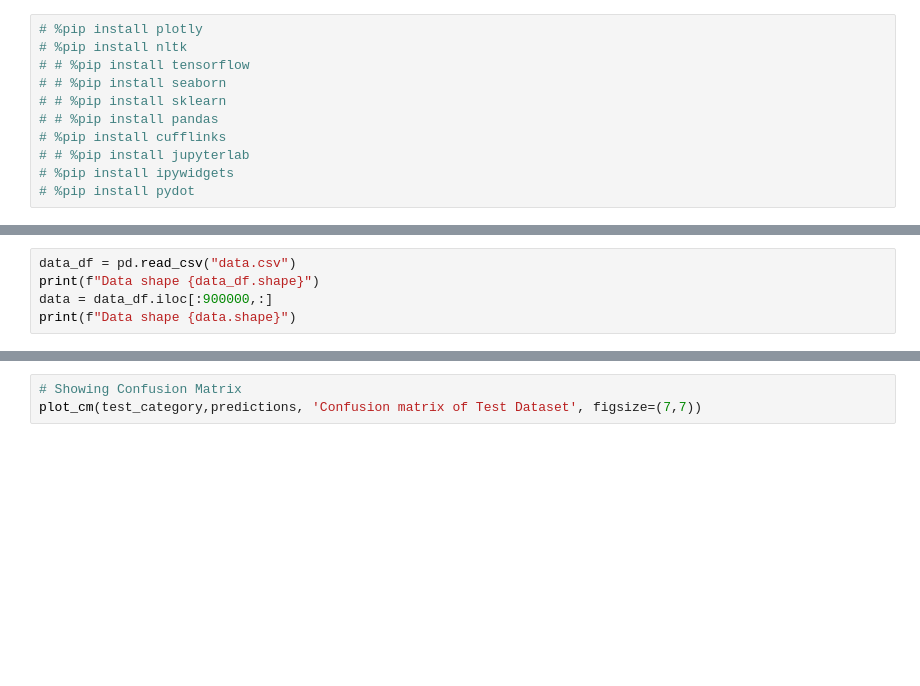
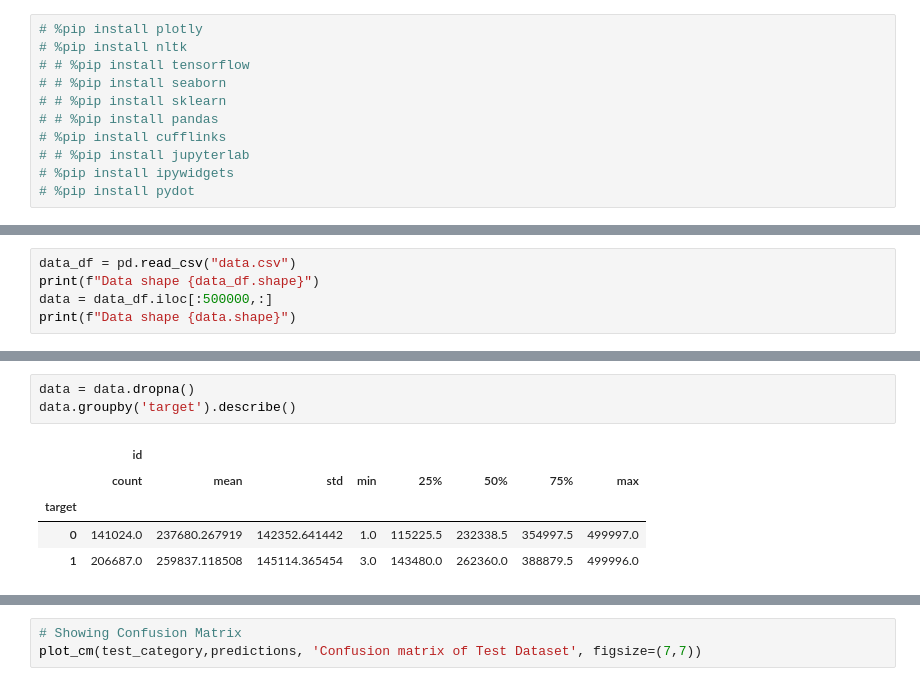
Before and after one commit to manishrajosti/Research-Text-classification, a Jupyter notebook: BiLSTM.ipynb, the cells around one changed output, grey strips where cells are left out. Drawn from its saved outputs; the diff is of its cells as text; blank space fills up the shorter version.

```diff
--- a/BiLSTM.ipynb
+++ b/BiLSTM.ipynb
@@ -40,7 +40,7 @@ cf.go_offline()
 # %%
 data_df = pd.read_csv("data.csv")
 print(f"Data shape {data_df.shape}")
-data = data_df.iloc[:900000,:]
+data = data_df.iloc[:500000,:]
 print(f"Data shape {data.shape}")
 # %% [output]
 Data shape (1371202, 4)
@@ -47,0 +56,9 @@ Data shape (900000, 4)
+# %%
+data = data.dropna()
+data.groupby('target').describe()
+# %% [output]
+|  | id |  |  |  |  |  |  |  |
+|  | count | mean | std | min | 25% | 50% | 75% | max |
+| target |  |  |  |  |  |  |  |  |
+| 0 | 141024.0 | 237680.267919 | 142352.641442 | 1.0 | 115225.5 | 232338.5 | 354997.5 | 499997.0 |
+| 1 | 206687.0 | 259837.118508 | 145114.365454 | 3.0 | 143480.0 | 262360.0 | 388879.5 | 499996.0 |
```
Also changed, not shown: parts of 35 cells of this notebook.
